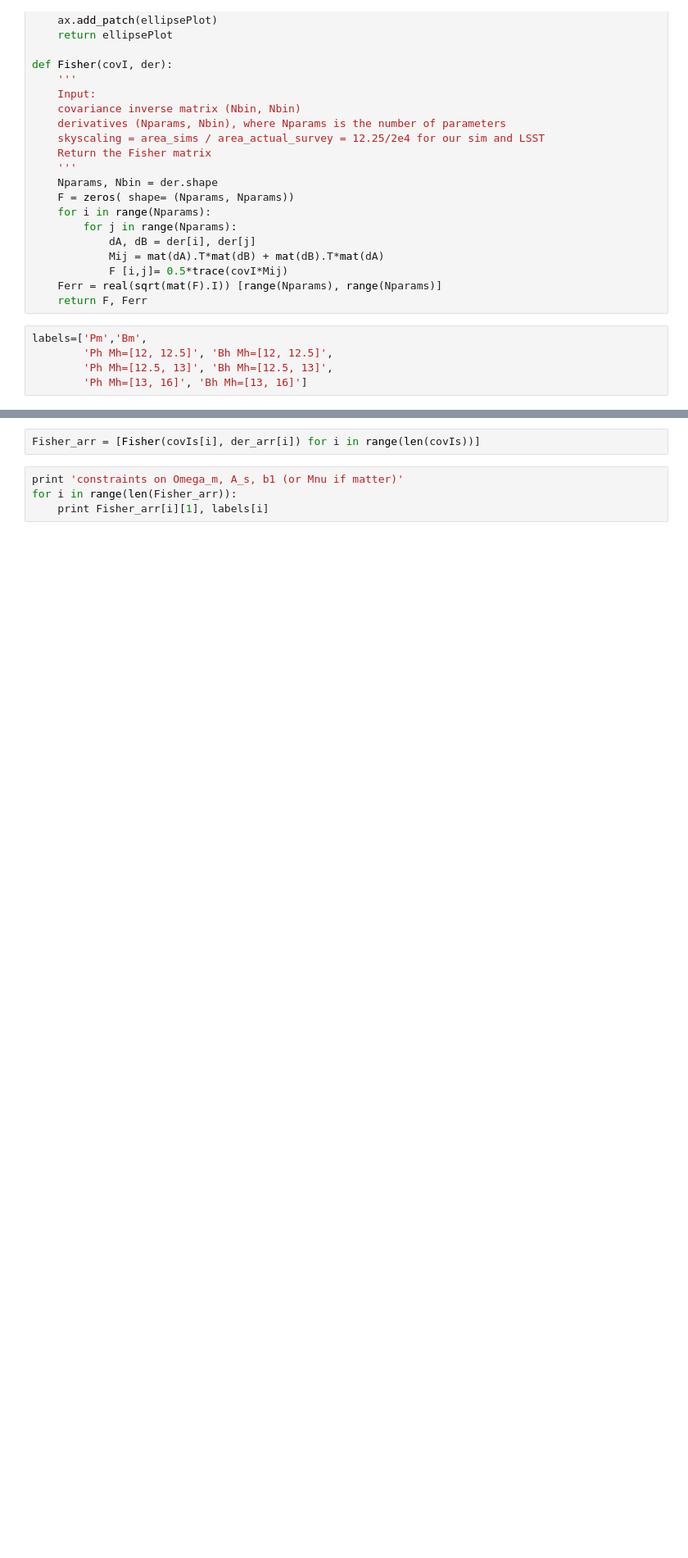
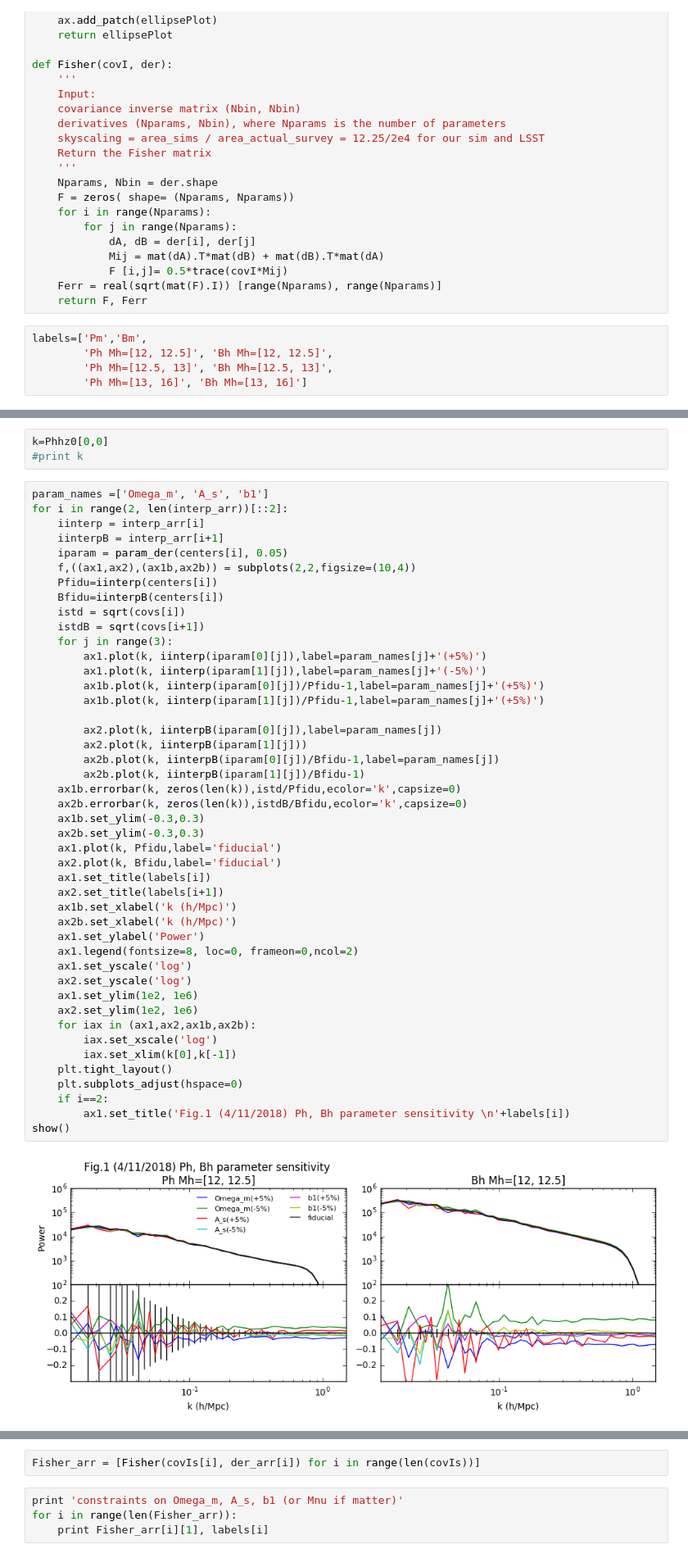
Before and after one commit to liuxx479/nubias, a Jupyter notebook: plot_constraints.ipynb, the cells around one changed output, grey strips where cells are left out. Shown at 82% size. Cells and saved outputs as stored; diff of their text form; blank space fills up the shorter version.

```diff
--- a/plot_constraints.ipynb
+++ b/plot_constraints.ipynb
@@ -95,3 +103,53 @@ for Px in Phhz0[1:]:
     ider = array([(iinterp(iparam[0][i]) - iinterp(iparam[1][i]))/(fidu_param[i]*ir) for i in range(3)])
     der_arr.append(ider)
     interp_arr.append(iinterp)
+# %%
+k=Phhz0[0,0]
+#print k
+# %%
+param_names =['Omega_m', 'A_s', 'b1']
+for i in range(2, len(interp_arr))[::2]:
+    iinterp = interp_arr[i]
+    iinterpB = interp_arr[i+1]
+    iparam = param_der(centers[i], 0.05)
+    f,((ax1,ax2),(ax1b,ax2b)) = subplots(2,2,figsize=(10,4))
+    Pfidu=iinterp(centers[i])
+    Bfidu=iinterpB(centers[i])
+    istd = sqrt(covs[i])
+    istdB = sqrt(covs[i+1])
+    for j in range(3):
+        ax1.plot(k, iinterp(iparam[0][j]),label=param_names[j]+'(+5%)')
+        ax1.plot(k, iinterp(iparam[1][j]),label=param_names[j]+'(-5%)')
+        ax1b.plot(k, iinterp(iparam[0][j])/Pfidu-1,label=param_names[j]+'(+5%)')
+        ax1b.plot(k, iinterp(iparam[1][j])/Pfidu-1,label=param_names[j]+'(+5%)')
+
+        ax2.plot(k, iinterpB(iparam[0][j]),label=param_names[j])
+        ax2.plot(k, iinterpB(iparam[1][j]))
+        ax2b.plot(k, iinterpB(iparam[0][j])/Bfidu-1,label=param_names[j])
+        ax2b.plot(k, iinterpB(iparam[1][j])/Bfidu-1)
+    ax1b.errorbar(k, zeros(len(k)),istd/Pfidu,ecolor='k',capsize=0)
+    ax2b.errorbar(k, zeros(len(k)),istdB/Bfidu,ecolor='k',capsize=0)
+    ax1b.set_ylim(-0.3,0.3)
+    ax2b.set_ylim(-0.3,0.3)
+    ax1.plot(k, Pfidu,label='fiducial')
+    ax2.plot(k, Bfidu,label='fiducial')
+    ax1.set_title(labels[i])
+    ax2.set_title(labels[i+1])
+    ax1b.set_xlabel('k (h/Mpc)')
+    ax2b.set_xlabel('k (h/Mpc)')
+    ax1.set_ylabel('Power')
+    ax1.legend(fontsize=8, loc=0, frameon=0,ncol=2)
+    ax1.set_yscale('log')
+    ax2.set_yscale('log')
+    ax1.set_ylim(1e2, 1e6)
+    ax2.set_ylim(1e2, 1e6)
+    for iax in (ax1,ax2,ax1b,ax2b):
+        iax.set_xscale('log')
+        iax.set_xlim(k[0],k[-1])
+    plt.tight_layout()
+    plt.subplots_adjust(hspace=0)
+    if i==2:
+        ax1.set_title('Fig.1 (4/11/2018) Ph, Bh parameter sensitivity \n'+labels[i])
+show()
+# %% [output]
+[figure, added]
```
Also changed, not shown: parts of 7 cells of this notebook, 1 other file.
